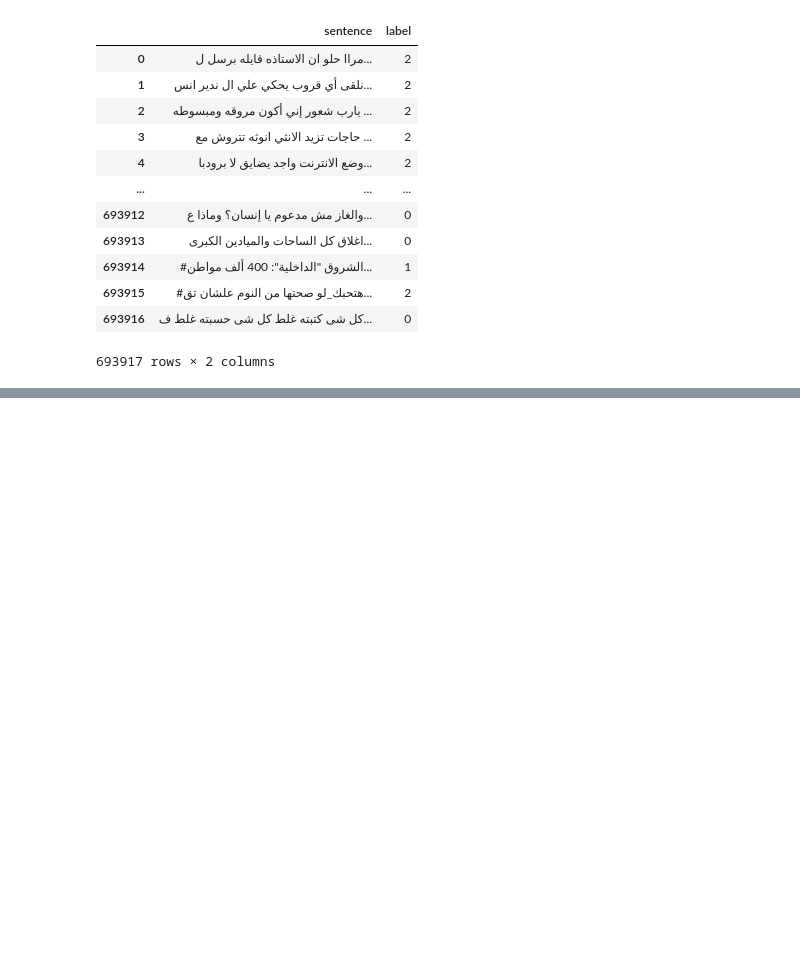
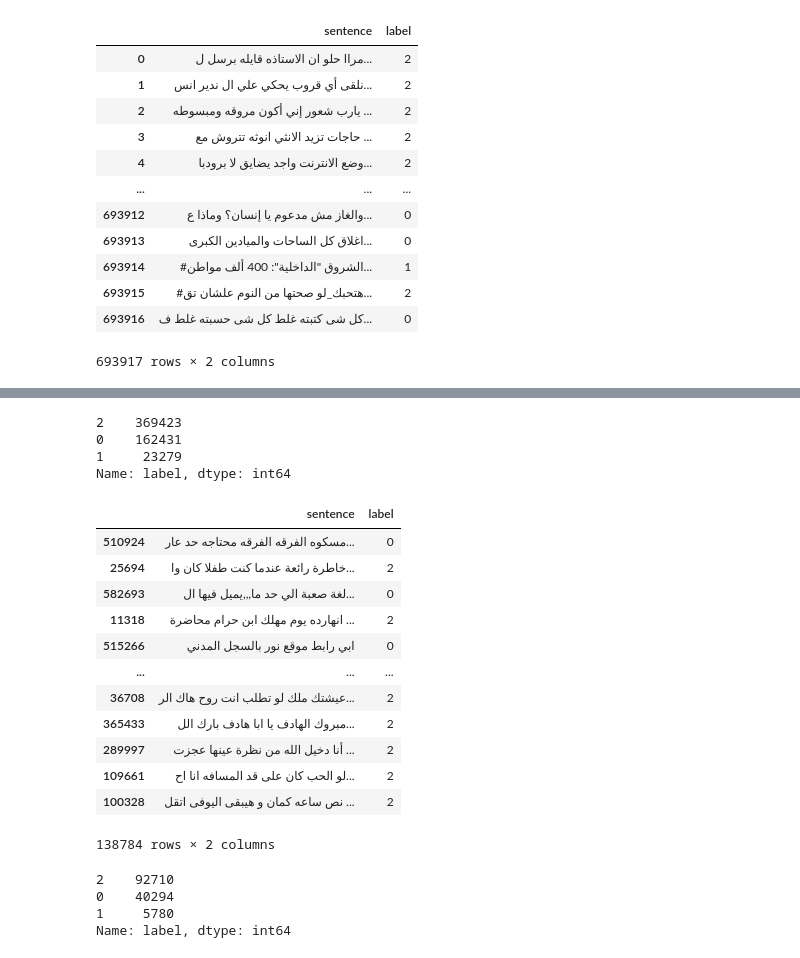
Before and after one commit to tamerthamoqa/psut-nlp-project, a Jupyter notebook: Task3_Training_Sentiment_Analysis_BERT_Model.ipynb, the cells around one changed output, grey strips where cells are left out. Drawn from its saved outputs; the diff is of its cells as text; code cells hidden in the pictures; blank space fills up the shorter version.

```diff
--- a/Task3_Training_Sentiment_Analysis_BERT_Model.ipynb
+++ b/Task3_Training_Sentiment_Analysis_BERT_Model.ipynb
@@ -636,0 +807,32 @@ data_df
+# %%
+train_value_counts = train_df["label"].value_counts()
+train_value_counts
+# %% [output]
+2    369423
+0    162431
+1     23279
+Name: label, dtype: int64
+# %%
+test_df
+# %% [output]
+|  | sentence | label |
+| 510924 | مسكوه الفرقه الفرقه محتاجه حد عار... | 0 |
+| 25694 | خاطرة رائعة عندما كنت طفلا كان وا... | 2 |
+| 582693 | لغة صعبة الي حد ما,,,يميل فيها ال... | 0 |
+| 11318 | انهارده يوم مهلك ابن حرام محاضرة ... | 2 |
+| 515266 | ابي رابط موقع نور بالسجل المدني | 0 |
+| ... | ... | ... |
+| 36708 | عيشتك ملك لو تطلب انت روح هاك الر... | 2 |
+| 365433 | مبروك الهادف يا ابا هادف بارك الل... | 2 |
+| 289997 | أنا دخيل الله من نظرة عينها عجزت ... | 2 |
+| 109661 | لو الحب كان على قد المسافه انا اح... | 2 |
+| 100328 | نص ساعه كمان و هيبقى اليوفى اتقل ... | 2 |
+138784 rows × 2 columns
+# %%
+test_value_counts = test_df["label"].value_counts()
+test_value_counts
+# %% [output]
+2    92710
+0    40294
+1     5780
+Name: label, dtype: int64
```
Also changed, not shown: parts of 69 cells of this notebook.
